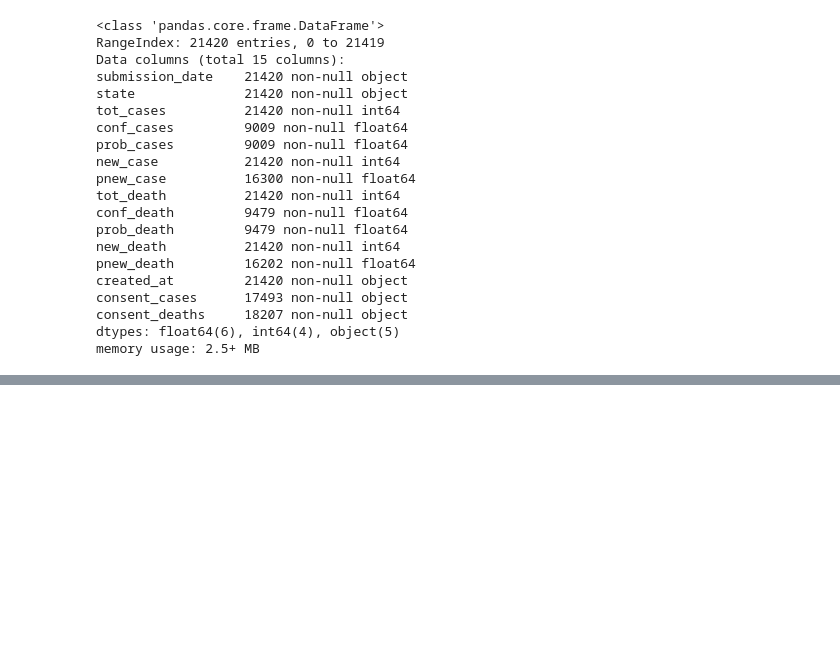
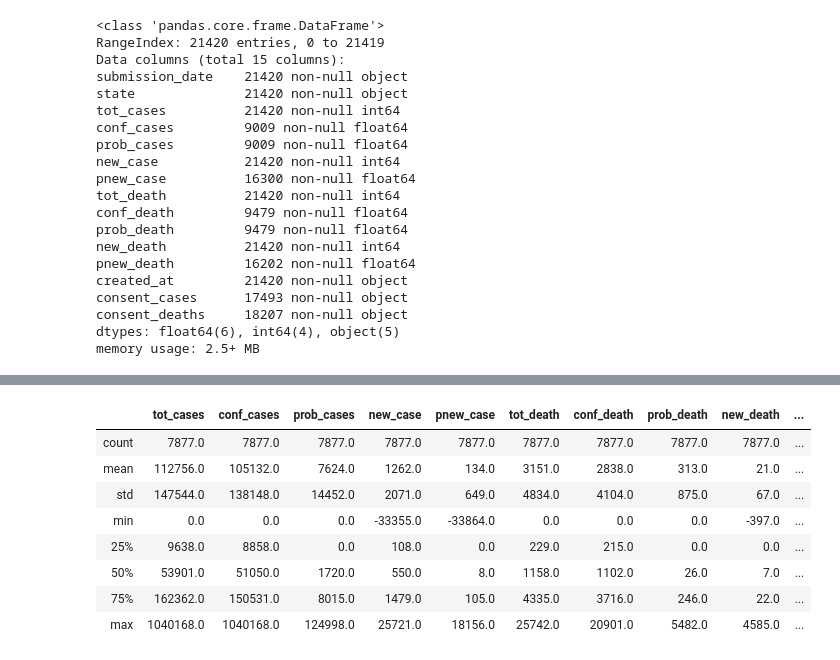
Before and after one commit to JessicaFB/Bodo-Covid, a Jupyter notebook: Untitled.ipynb, the cells around one changed output, grey strips where cells are left out. Saved outputs shown, nothing was run; the diff lists cells and outputs as text; code cells hidden in the pictures; blank space fills up the shorter version.

```diff
--- a/Untitled.ipynb
+++ b/Untitled.ipynb
@@ -114,0 +140,13 @@ We can see this data set is much larger. And there appear to be many null values
+# %%
+# Check out the summary statistics
+df_cases.describe().round()
+# %% [output]
+|  | tot_cases | conf_cases | prob_cases | new_case | pnew_case | tot_death | conf_death | prob_death | new_death | ... |
+| count | 7877.0 | 7877.0 | 7877.0 | 7877.0 | 7877.0 | 7877.0 | 7877.0 | 7877.0 | 7877.0 | ... |
+| mean | 112756.0 | 105132.0 | 7624.0 | 1262.0 | 134.0 | 3151.0 | 2838.0 | 313.0 | 21.0 | ... |
+| std | 147544.0 | 138148.0 | 14452.0 | 2071.0 | 649.0 | 4834.0 | 4104.0 | 875.0 | 67.0 | ... |
+| min | 0.0 | 0.0 | 0.0 | -33355.0 | -33864.0 | 0.0 | 0.0 | 0.0 | -397.0 | ... |
+| 25% | 9638.0 | 8858.0 | 0.0 | 108.0 | 0.0 | 229.0 | 215.0 | 0.0 | 0.0 | ... |
+| 50% | 53901.0 | 51050.0 | 1720.0 | 550.0 | 8.0 | 1158.0 | 1102.0 | 26.0 | 7.0 | ... |
+| 75% | 162362.0 | 150531.0 | 8015.0 | 1479.0 | 105.0 | 4335.0 | 3716.0 | 246.0 | 22.0 | ... |
+| max | 1040168.0 | 1040168.0 | 124998.0 | 25721.0 | 18156.0 | 25742.0 | 20901.0 | 5482.0 | 4585.0 | ... |
```
Also changed, not shown: parts of 14 cells of this notebook.
